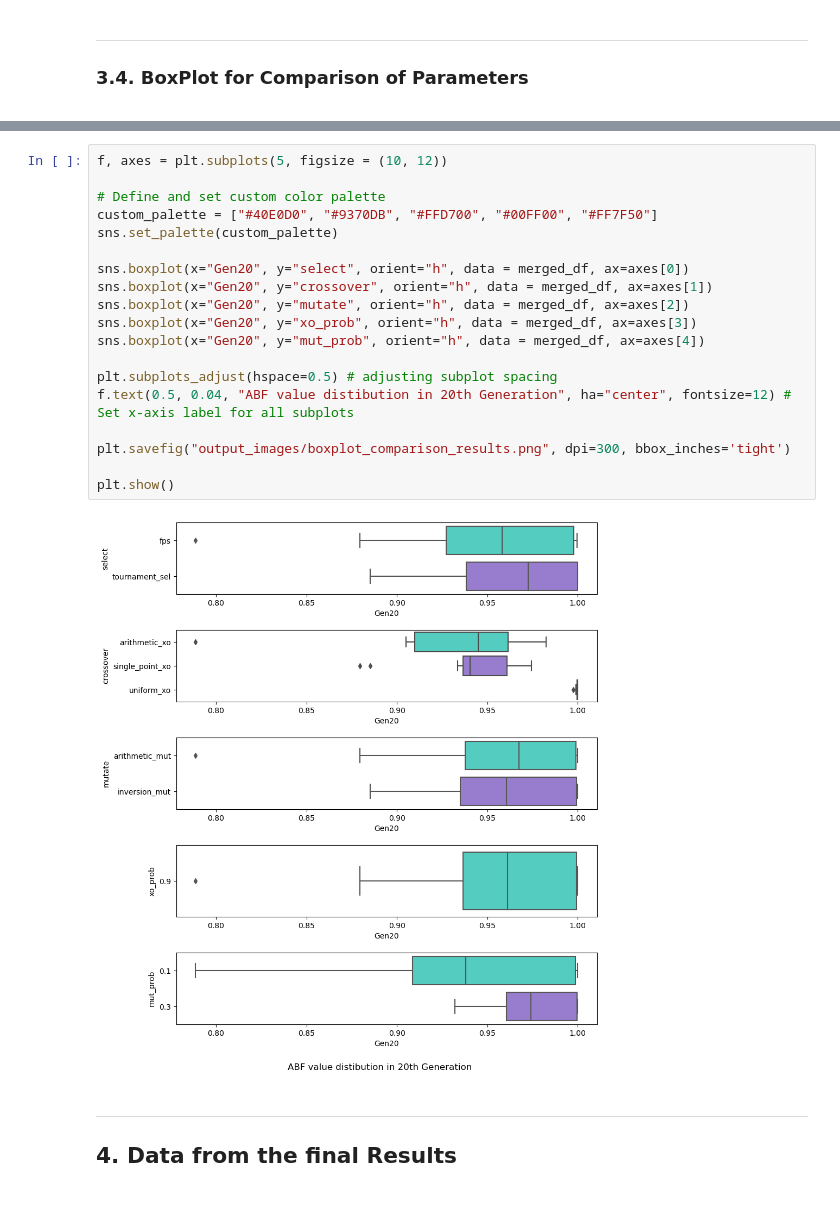
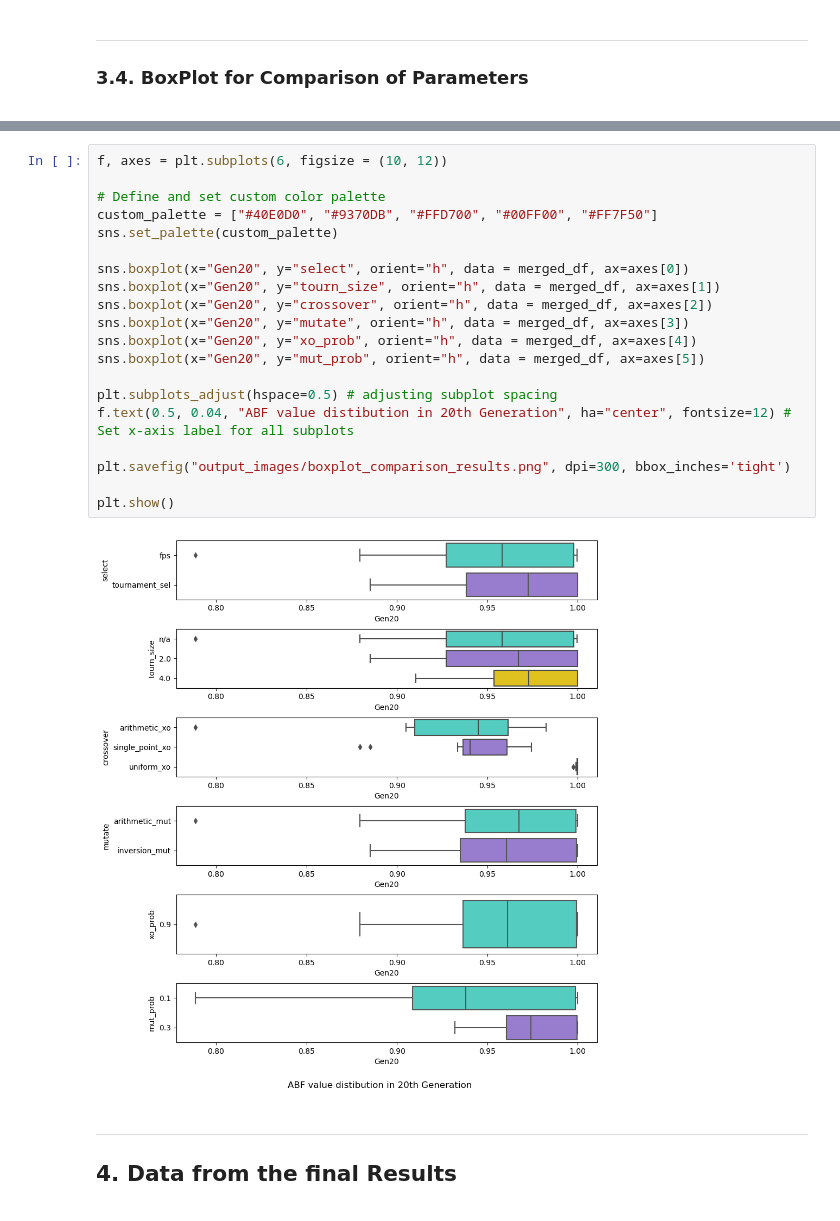
Before and after one commit to iryna-savchuk/CI4O_project, a Jupyter notebook: result_analysis.ipynb, the cells around one changed output, grey strips where cells are left out. Drawn from its saved outputs; the diff is of its cells as text.

Commit message:
add tourn-size to BoxPlot for Comparison of Parameters graph

```diff
--- a/result_analysis.ipynb
+++ b/result_analysis.ipynb
@@ -1073,24 +1070,25 @@ merged_df.head()
 # %%
-f, axes = plt.subplots(5, figsize = (10, 12))
+f, axes = plt.subplots(6, figsize = (10, 12))
 
 # Define and set custom color palette
 custom_palette = ["#40E0D0", "#9370DB", "#FFD700", "#00FF00", "#FF7F50"]
 sns.set_palette(custom_palette)
 
 sns.boxplot(x="Gen20", y="select", orient="h", data = merged_df, ax=axes[0])
-sns.boxplot(x="Gen20", y="crossover", orient="h", data = merged_df, ax=axes[1])
-sns.boxplot(x="Gen20", y="mutate", orient="h", data = merged_df, ax=axes[2])
-sns.boxplot(x="Gen20", y="xo_prob", orient="h", data = merged_df, ax=axes[3])
-sns.boxplot(x="Gen20", y="mut_prob", orient="h", data = merged_df, ax=axes[4])
+sns.boxplot(x="Gen20", y="tourn_size", orient="h", data = merged_df, ax=axes[1])
+sns.boxplot(x="Gen20", y="crossover", orient="h", data = merged_df, ax=axes[2])
+sns.boxplot(x="Gen20", y="mutate", orient="h", data = merged_df, ax=axes[3])
+sns.boxplot(x="Gen20", y="xo_prob", orient="h", data = merged_df, ax=axes[4])
+sns.boxplot(x="Gen20", y="mut_prob", orient="h", data = merged_df, ax=axes[5])
 
 plt.subplots_adjust(hspace=0.5) # adjusting subplot spacing
 f.text(0.5, 0.04, "ABF value distibution in 20th Generation", ha="center", fontsize=12) # Set x-axis label for all subplots
 
 plt.savefig("output_images/boxplot_comparison_results.png", dpi=300, bbox_inches='tight')
 
 plt.show()
 # %% [output]
-[figure, old version]
+[figure, new version]
 # %% [markdown]
 <hr>
 <a class="anchor" id="finalresults">
```
Also changed, not shown: parts of 1 cell of this notebook, 1 other file.
